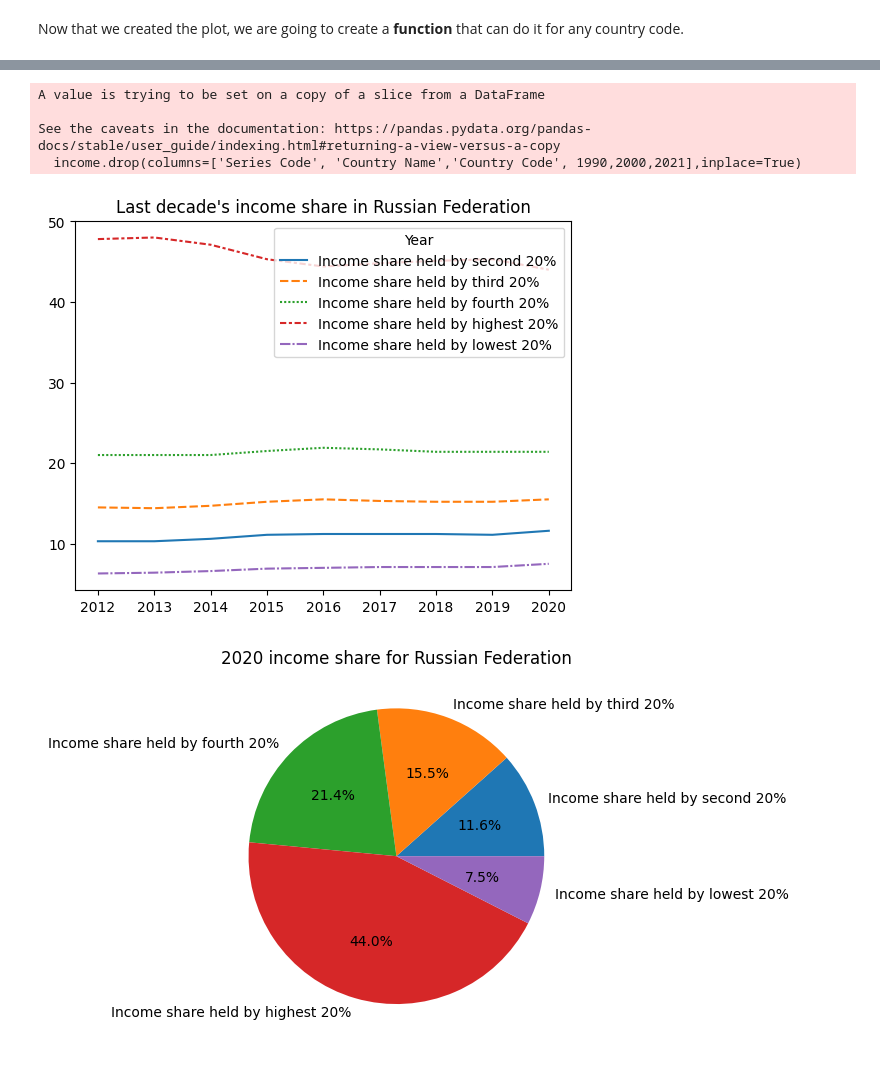
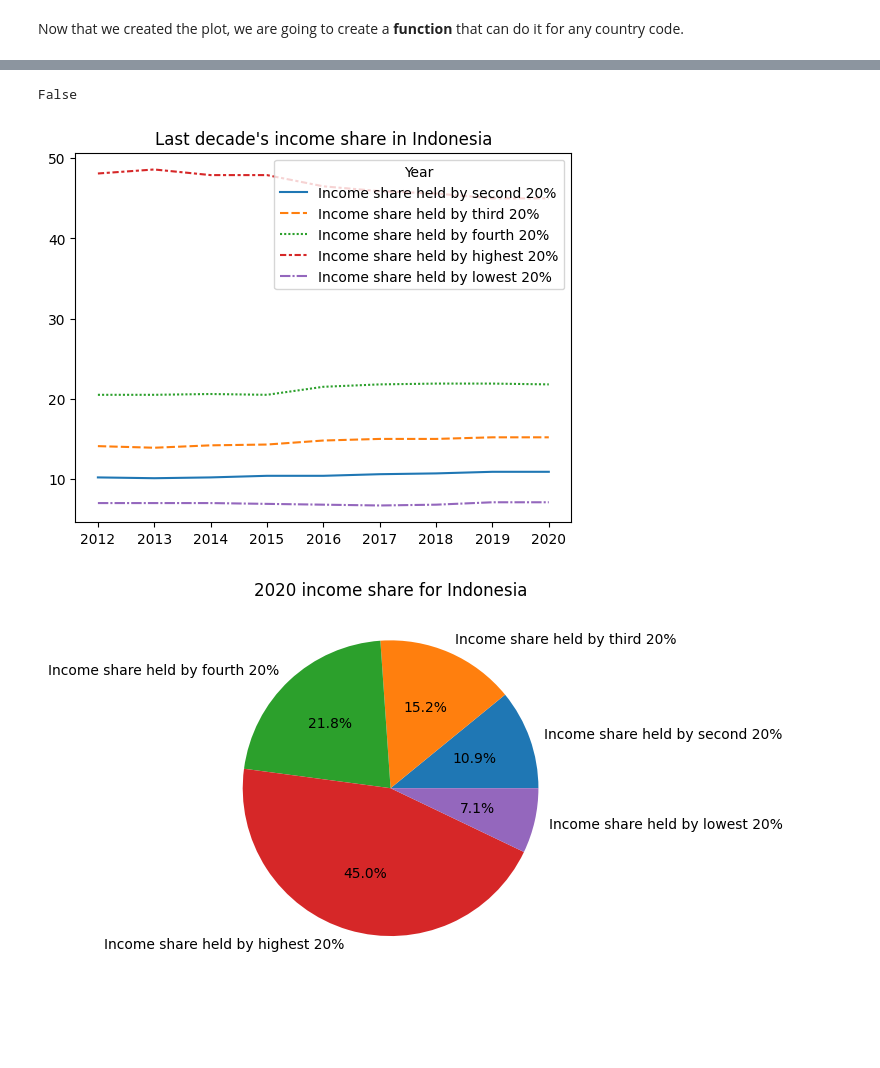
Before and after one commit to jjcastillot/Poverty_Education_Analysis, a Jupyter notebook: analysis.ipynb, the cells around one changed output, grey strips where cells are left out. Saved outputs shown, nothing was run; the diff lists cells and outputs as text; code cells hidden in the pictures; blank space fills up the shorter version.

```diff
--- a/analysis.ipynb
+++ b/analysis.ipynb
@@ -106,7 +108,30 @@ plt.pie(x=income_col.iloc[-1],labels=income_col.columns)
 [figure]
 # %% [markdown]
 Now that we created the plot, we are going to create a **function** that can do it for any country code.
+# %%
+def income_plot(countries): # Receives a dataframe with countries
+    country = countries.sample().values.tolist()[0]
+    df_country = df[df['Country Code']==country[0]]
+    income_share_series = ['SI.DST.FRST.20','SI.DST.02ND.20','SI.DST.03RD.20','SI.DST.04TH.20','SI.DST.05TH.20']
+    income = df_country.loc[df_country['Series Code'].isin(income_share_series)]
+    income.drop(columns=['Series Code', 'Country Name','Country Code', 1990,2000,2021],inplace=True)
+    while(income.isna().values.any()):
+        country = countries.sample().values.tolist()[0]
+        df_country = df[df['Country Code']==country[0]]
+        income_share_series = ['SI.DST.FRST.20','SI.DST.02ND.20','SI.DST.03RD.20','SI.DST.04TH.20','SI.DST.05TH.20']
+        income = df_country.loc[df_country['Series Code'].isin(income_share_series)]
+        income.drop(columns=['Series Code', 'Country Name','Country Code', 1990,2000,2021],inplace=True)
+    income = income.T
+    income.columns = income.iloc[0]
+    income = income.tail(-1)
+    print(income.isna().values.any())
+    sns.lineplot(data=income)
+    plt.title(f"Last decade's income share in {country[1]}")
+    plt.figure()
+    plt.pie(x=income.iloc[-1],labels=income.columns,autopct="%.1f%%")
+    plt.title(f"2020 income share for {country[1]}")
 # %%
-country = countries.sample().values.tolist()[0]
-print(country)
+#country = countries.sample().values.tolist()[0]
+#country = ['COL','Colombia']
+income_plot(countries)
 # %% [output]
@@ -113,0 +155,3 @@ print(country)
+False
+[figure, added]
+[figure, added]
@@ -128,11 +157,0 @@ def income_plot(country): # Receives a list with country code and country name
-# %%
-country = countries.sample().values.tolist()[0]
-#country = ['COL','Colombia']
-income_plot(country)
-# %% [output]
-A value is trying to be set on a copy of a slice from a DataFrame
-
-See the caveats in the documentation: https://pandas.pydata.org/pandas-docs/stable/user_guide/indexing.html#returning-a-view-versus-a-copy
-  income.drop(columns=['Series Code', 'Country Name','Country Code', 1990,2000,2021],inplace=True)
-[figure, removed]
-[figure, removed]
```
Also changed, not shown: parts of 4 cells of this notebook.
